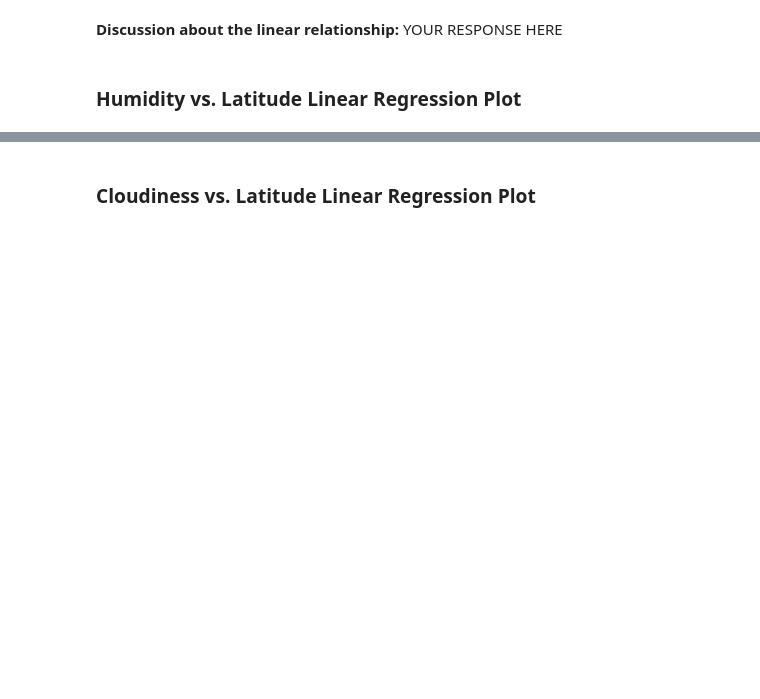
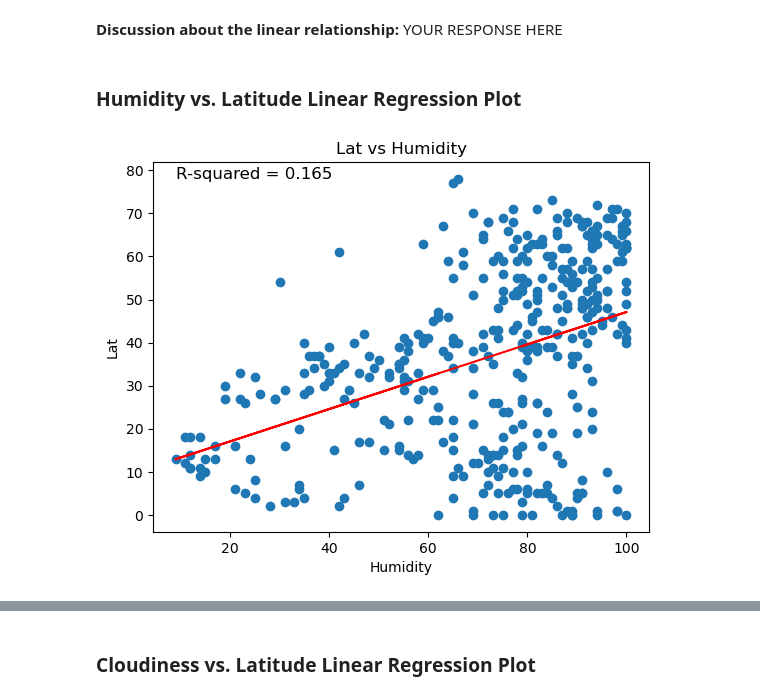
Before and after one commit to bexlev/python-api-challenge, a Jupyter notebook: WeatherPy/WeatherPy.ipynb, the cells around one changed output, grey strips where cells are left out. Drawn from its saved outputs; the diff is of its cells as text; code cells hidden in the pictures; blank space fills up the shorter version.

```diff
--- a/WeatherPy/WeatherPy.ipynb
+++ b/WeatherPy/WeatherPy.ipynb
@@ -362,6 +373,8 @@ southern_hemi_df.head()
 ### Humidity vs. Latitude Linear Regression Plot
 # %%
 # Northern Hemisphere
-# YOUR CODE HERE
+linear_regression_plot(northern_hemi_df, 'Humidity', 'Lat')
+# %% [output]
+[figure, added]
 # %%
 # Southern Hemisphere
```
Also changed, not shown: parts of 35 cells of this notebook, 6 other files.
